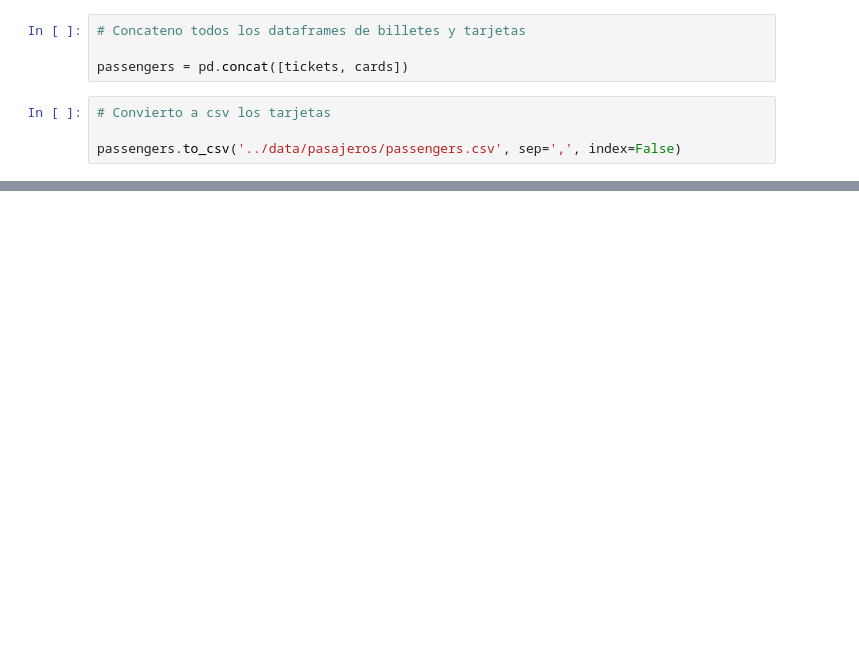
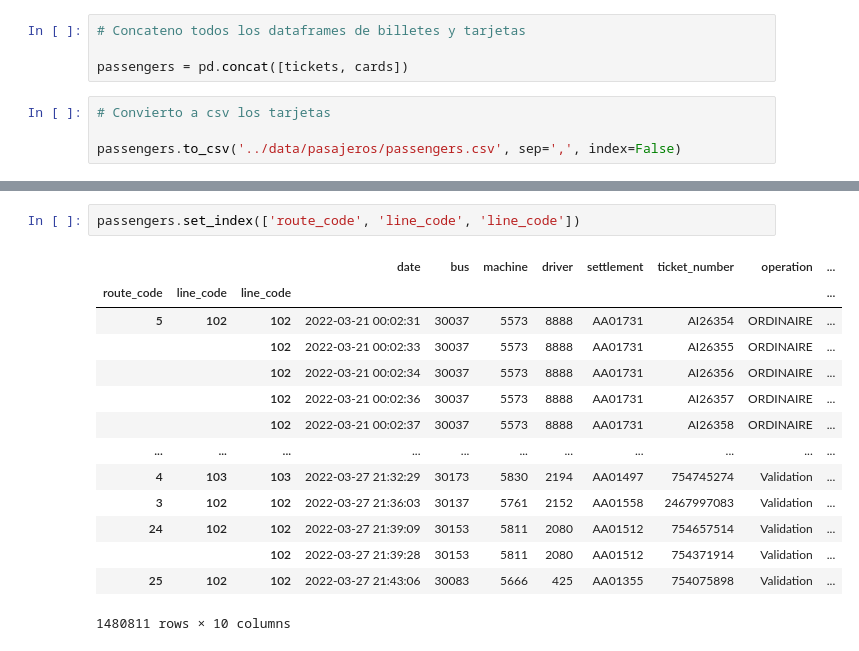
Before and after one commit to Arturo-Rodriguez-Moreno/Transport_proyect, a Jupyter notebook: notebook/clean_tickets.ipynb, the cells around one changed output, grey strips where cells are left out. Saved outputs shown, nothing was run; the diff lists cells and outputs as text; blank space fills up the shorter version.

```diff
--- a/notebook/clean_tickets.ipynb
+++ b/notebook/clean_tickets.ipynb
@@ -319,0 +341,17 @@ topologia.head()
+# %%
+passengers.set_index(['route_code', 'line_code', 'line_code'])
+# %% [output]
+|  |  |  | date | bus | machine | driver | settlement | ticket_number | operation | ... |
+| route_code | line_code | line_code |  |  |  |  |  |  |  | ... |
+| 5 | 102 | 102 | 2022-03-21 00:02:31 | 30037 | 5573 | 8888 | AA01731 | AI26354 | ORDINAIRE | ... |
+|  |  | 102 | 2022-03-21 00:02:33 | 30037 | 5573 | 8888 | AA01731 | AI26355 | ORDINAIRE | ... |
+|  |  | 102 | 2022-03-21 00:02:34 | 30037 | 5573 | 8888 | AA01731 | AI26356 | ORDINAIRE | ... |
+|  |  | 102 | 2022-03-21 00:02:36 | 30037 | 5573 | 8888 | AA01731 | AI26357 | ORDINAIRE | ... |
+|  |  | 102 | 2022-03-21 00:02:37 | 30037 | 5573 | 8888 | AA01731 | AI26358 | ORDINAIRE | ... |
+| ... | ... | ... | ... | ... | ... | ... | ... | ... | ... | ... |
+| 4 | 103 | 103 | 2022-03-27 21:32:29 | 30173 | 5830 | 2194 | AA01497 | 754745274 | Validation | ... |
+| 3 | 102 | 102 | 2022-03-27 21:36:03 | 30137 | 5761 | 2152 | AA01558 | 2467997083 | Validation | ... |
+| 24 | 102 | 102 | 2022-03-27 21:39:09 | 30153 | 5811 | 2080 | AA01512 | 754657514 | Validation | ... |
+|  |  | 102 | 2022-03-27 21:39:28 | 30153 | 5811 | 2080 | AA01512 | 754371914 | Validation | ... |
+| 25 | 102 | 102 | 2022-03-27 21:43:06 | 30083 | 5666 | 425 | AA01355 | 754075898 | Validation | ... |
+1480811 rows × 10 columns
```
Also changed, not shown: parts of 48 cells of this notebook.
